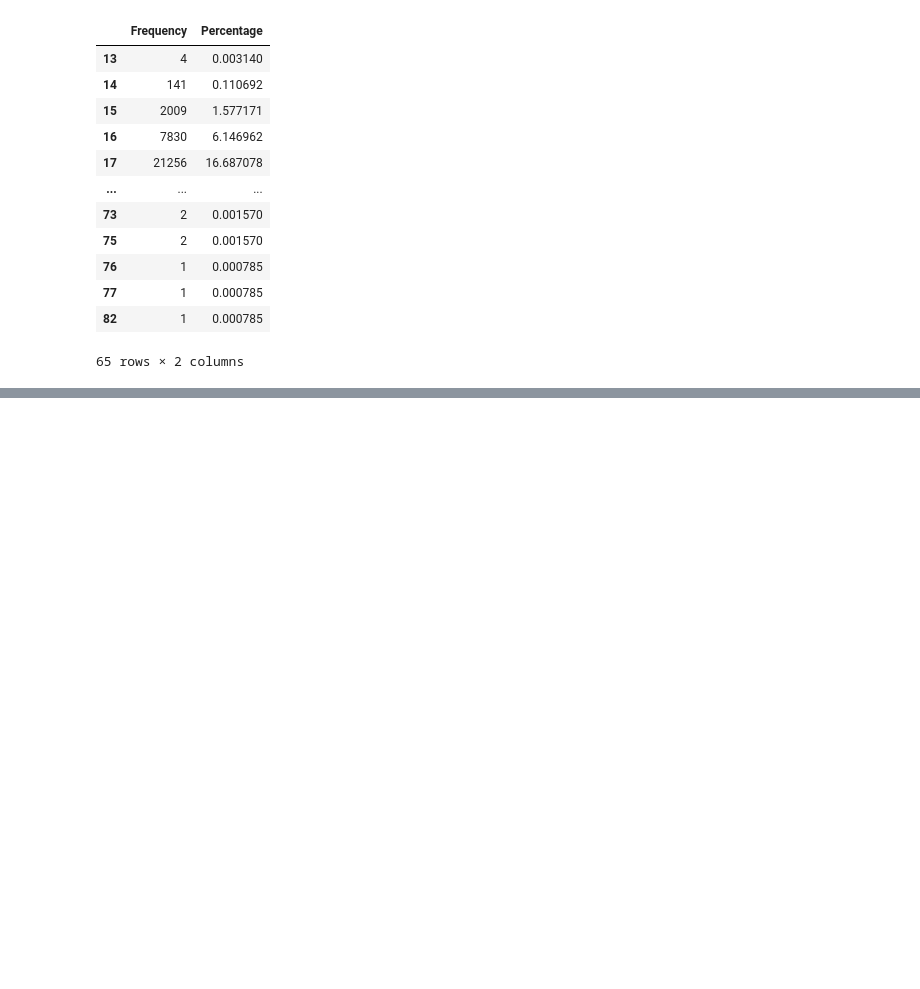
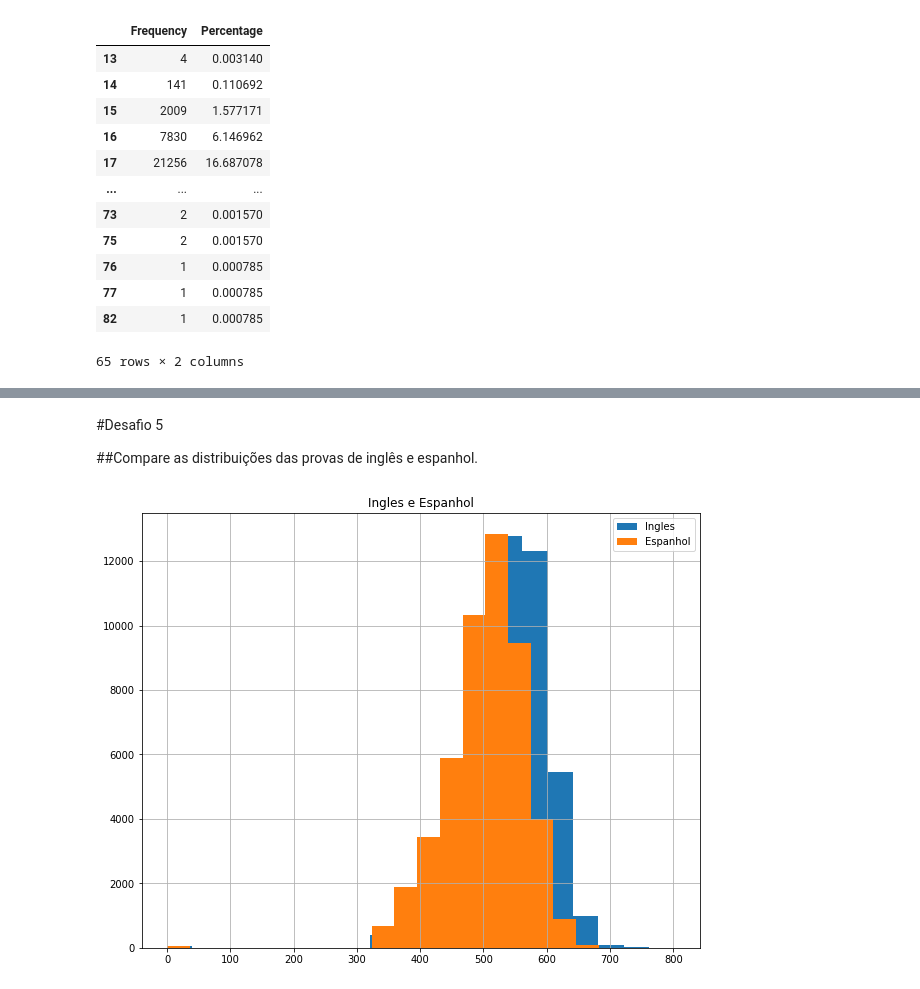
Before and after one commit to slealamanda/imersao-de-dados-alura, a Jupyter notebook: imersao_de_dados_1.ipynb, the cells around one changed output, grey strips where cells are left out. Cells and saved outputs as stored; diff of their text form; code cells hidden in the pictures; blank space fills up the shorter version.

```diff
--- a/imersao_de_dados_1.ipynb
+++ b/imersao_de_dados_1.ipynb
@@ -287,0 +321,11 @@ df
+# %% [markdown]
+#Desafio 5
+
+##Compare as distribuições das provas de inglês e espanhol.
+# %%
+dataset.query("TP_LINGUA == 0")["NU_NOTA_LC"].hist(bins = 20, figsize=(10,8));
+dataset.query("TP_LINGUA == 1")["NU_NOTA_LC"].hist(bins = 20, figsize=(10,8));
+plt.title("Ingles e Espanhol");
+plt.legend(["Ingles", "Espanhol"]);
+# %% [output]
+[figure, added]
```
Also changed, not shown: parts of 6 cells of this notebook.
